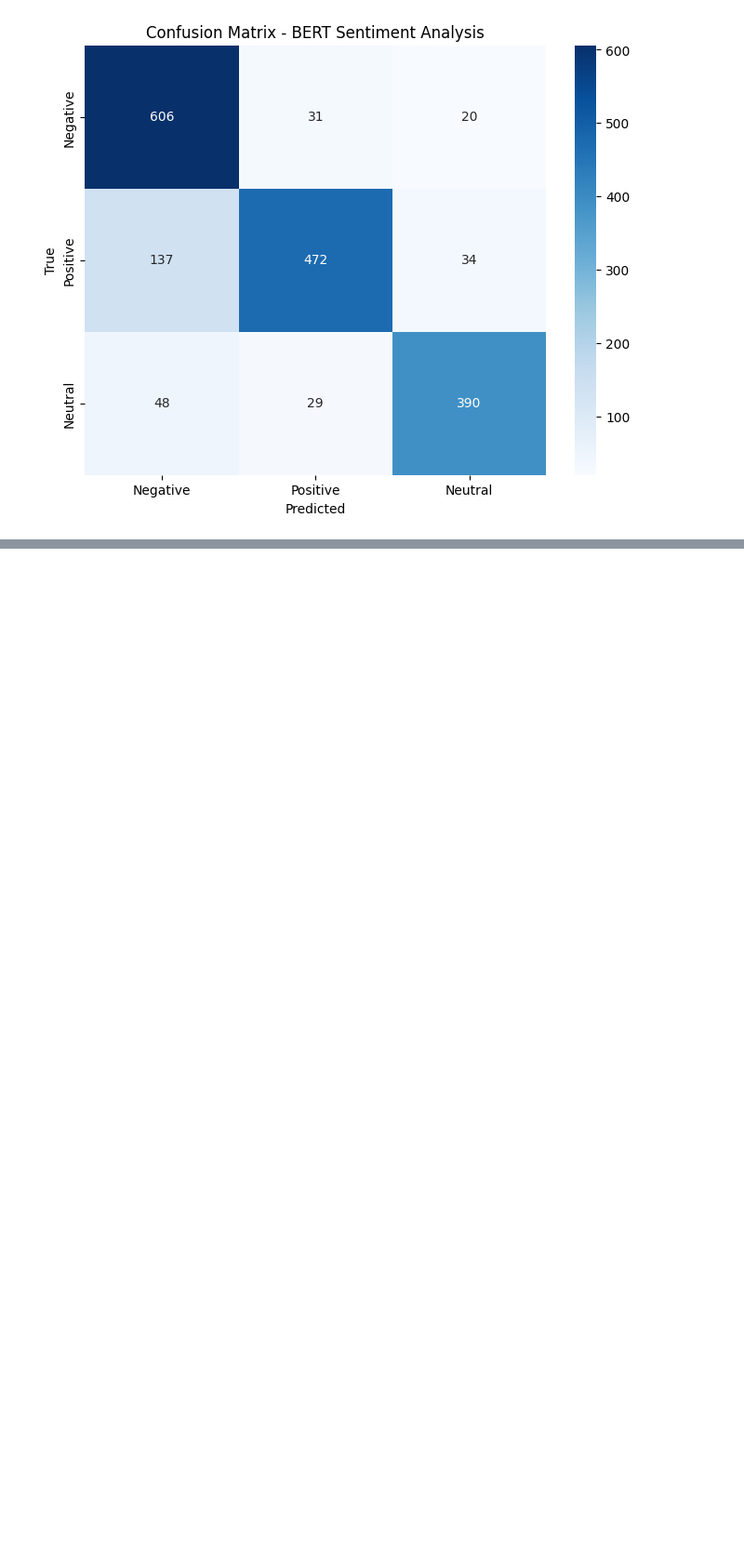
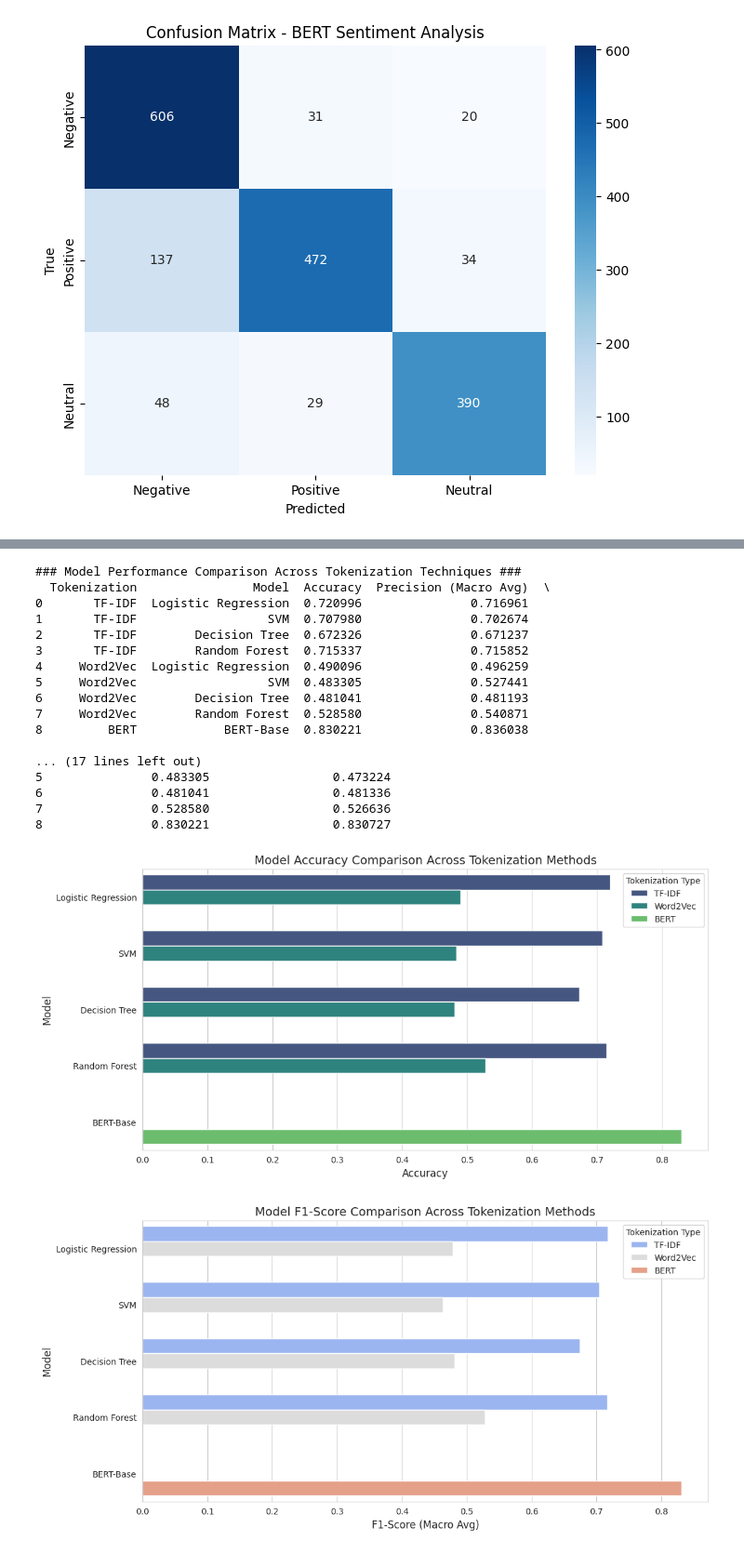
Before and after one commit to RadnuST/AIML, a Jupyter notebook: Reddit_Califonia_fire.ipynb, the cells around one changed output, grey strips where cells are left out. Shown at 93% size. Drawn from its saved outputs; the diff is of its cells as text; code cells hidden in the pictures; blank space fills up the shorter version.

```diff
--- a/Reddit_Califonia_fire.ipynb
+++ b/Reddit_Califonia_fire.ipynb
@@ -1590,0 +1817,61 @@ weighted avg       0.84      0.83      0.83      1767
+# %%
+import pandas as pd
+import matplotlib.pyplot as plt
+import seaborn as sns
+
+# Load the stored model performance results (Ensure df_comparison is available)
+df_comparison = pd.DataFrame(model_performance)  # Ensure model_performance is populated
+
+# Print Model Performance Table
+print("\n### Model Performance Comparison Across Tokenization Techniques ###")
+print(df_comparison)
+
+# Set plot style
+sns.set_style("whitegrid")
+
+# **Plot Accuracy Comparison**
+plt.figure(figsize=(12, 6))
+sns.barplot(x="Accuracy", y="Model", hue="Tokenization", data=df_comparison, palette="viridis")
+plt.xlabel("Accuracy", fontsize=12)
+plt.ylabel("Model", fontsize=12)
+plt.title("Model Accuracy Comparison Across Tokenization Methods", fontsize=14)
+plt.legend(title="Tokenization Type", fontsize=10)
+plt.show()
+
+# **Plot F1-Score (Macro Avg) Comparison**
+plt.figure(figsize=(12, 6))
+sns.barplot(x="F1-Score (Macro Avg)", y="Model", hue="Tokenization", data=df_comparison, palette="coolwarm")
+plt.xlabel("F1-Score (Macro Avg)", fontsize=12)
+plt.ylabel("Model", fontsize=12)
+plt.title("Model F1-Score Comparison Across Tokenization Methods", fontsize=14)
+plt.legend(title="Tokenization Type", fontsize=10)
+plt.show()
+
+# **Plot Precision vs Recall (Macro Avg)**
+plt.figure(figsize=(12, 6))
+sns.scatterplot(x="Precision (Macro Avg)", y="Recall (Macro Avg)", hue="Tokenization", style="Model", data=df_comparison, s=100)
+plt.xlabel("Precision (Macro Avg)", fontsize=12)
+plt.ylabel("Recall (Macro Avg)", fontsize=12)
+plt.title("Precision vs Recall Comparison", fontsize=14)
+plt.legend(title="Tokenization Type", fontsize=10)
+plt.show()
+# %% [output]
+### Model Performance Comparison Across Tokenization Techniques ###
+  Tokenization                Model  Accuracy  Precision (Macro Avg)  \
+0       TF-IDF  Logistic Regression  0.720996               0.716961
+1       TF-IDF                  SVM  0.707980               0.702674
+2       TF-IDF        Decision Tree  0.672326               0.671237
+3       TF-IDF        Random Forest  0.715337               0.715852
+4     Word2Vec  Logistic Regression  0.490096               0.496259
+5     Word2Vec                  SVM  0.483305               0.527441
+6     Word2Vec        Decision Tree  0.481041               0.481193
+7     Word2Vec        Random Forest  0.528580               0.540871
+8         BERT            BERT-Base  0.830221               0.836038
+
+... (17 lines left out)
+5               0.483305                 0.473224
+6               0.481041                 0.481336
+7               0.528580                 0.526636
+8               0.830221                 0.830727
+[figure, added]
+[figure, added]
```
Also changed, not shown: parts of 3 cells of this notebook.
